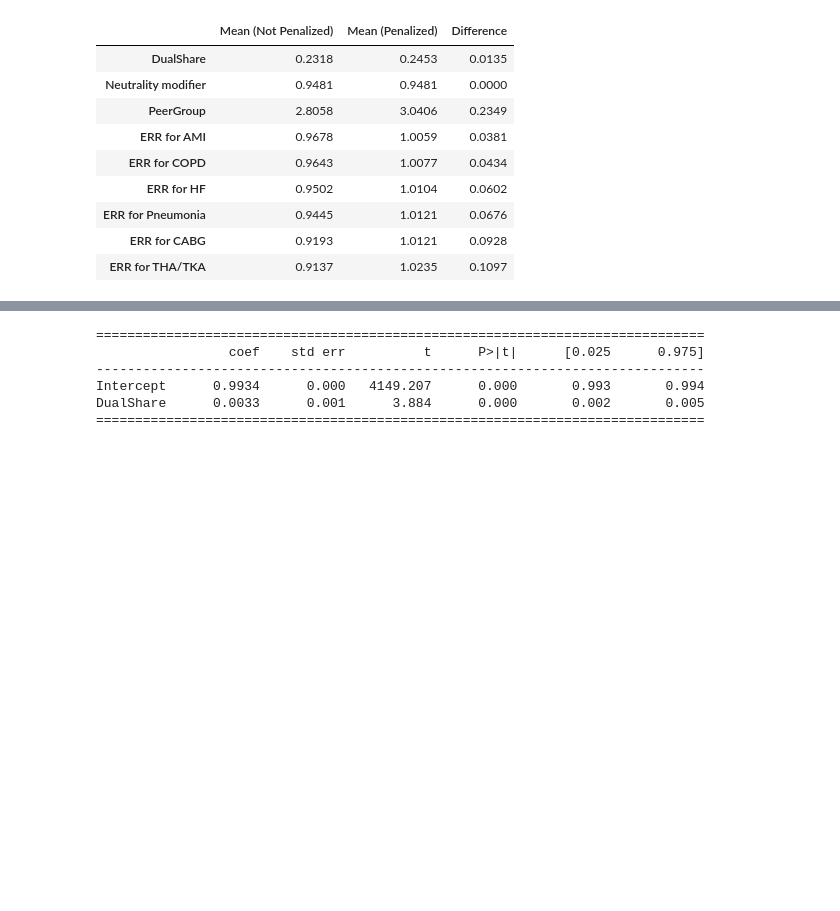
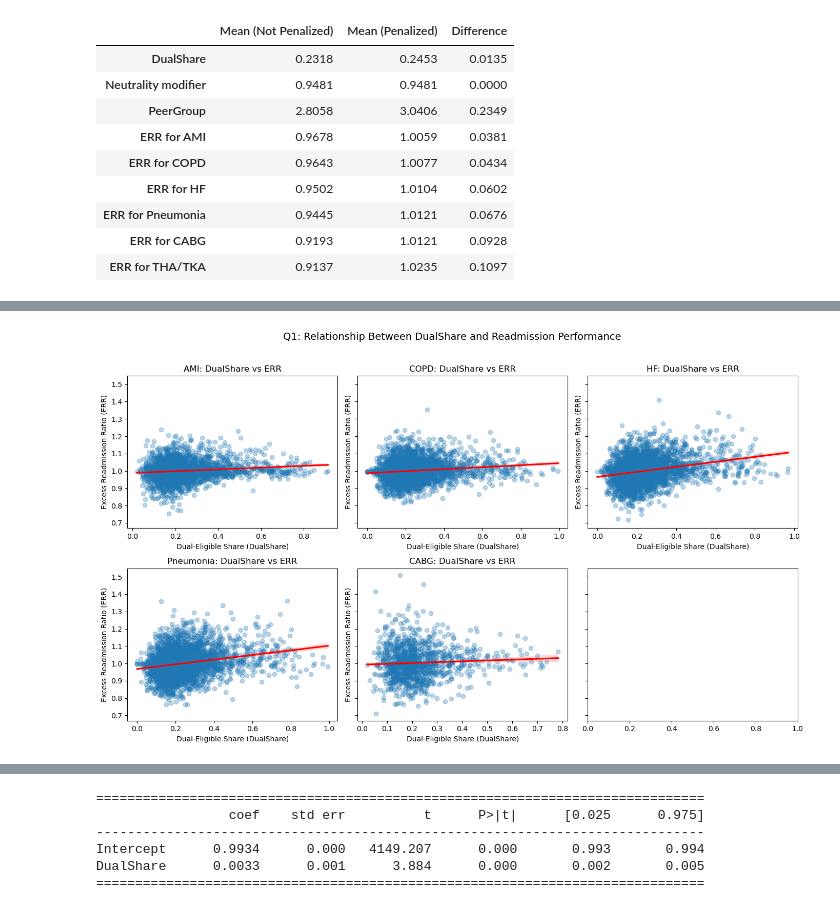
Before and after one commit to ElvisHan2022/as.180.369, a Jupyter notebook: contrib/ElvisHan2022/Initial Analysis.ipynb, the cells around one changed output, grey strips where cells are left out. Saved outputs shown, nothing was run; the diff lists cells and outputs as text; code cells hidden in the pictures; blank space fills up the shorter version.

```diff
--- a/contrib/ElvisHan2022/Initial Analysis.ipynb
+++ b/contrib/ElvisHan2022/Initial Analysis.ipynb
@@ -280,0 +306,22 @@ if "PeerGroup" in df_eda.columns:
+# %%
+# ==============================================================
+# VISUALIZATION: DualShare vs ERR for each condition
+# --------------------------------------------------------------
+# Scatter plots with fitted regression lines.
+# Shows whether hospitals with higher DualShare tend to have higher ERRs.
+# ==============================================================
+
+fig, axes = plt.subplots(2, 3, figsize=(14,8), sharey=True)
+for ax, cond in zip(axes.flatten(), conditions):
+    col = f"ERR for {cond}"
+    if col in df_eda.columns:
+        sns.regplot(x="DualShare", y=col, data=df_eda,
+                    scatter_kws={"alpha":0.3}, line_kws={"color":"red"}, ax=ax)
+        ax.set_title(f"{cond}: DualShare vs ERR")
+        ax.set_xlabel("Dual-Eligible Share (DualShare)")
+        ax.set_ylabel("Excess Readmission Ratio (ERR)")
+plt.suptitle("Q1: Relationship Between DualShare and Readmission Performance", y=1.02, fontsize=14)
+plt.tight_layout()
+plt.show()
+# %% [output]
+[figure, added]
```
Also changed, not shown: parts of 8 cells of this notebook, 6 other files.
